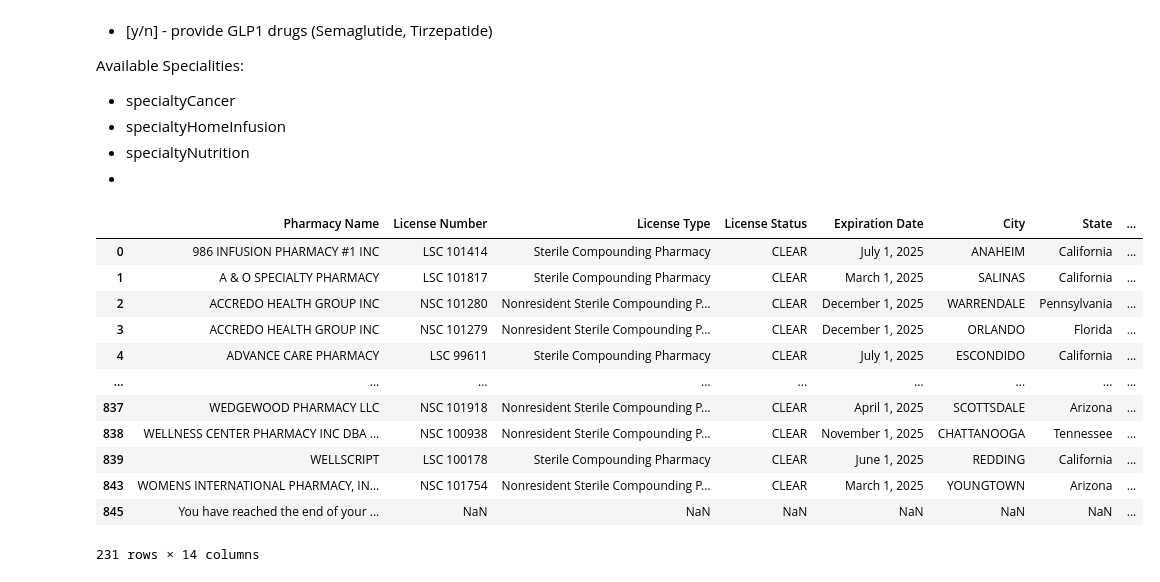
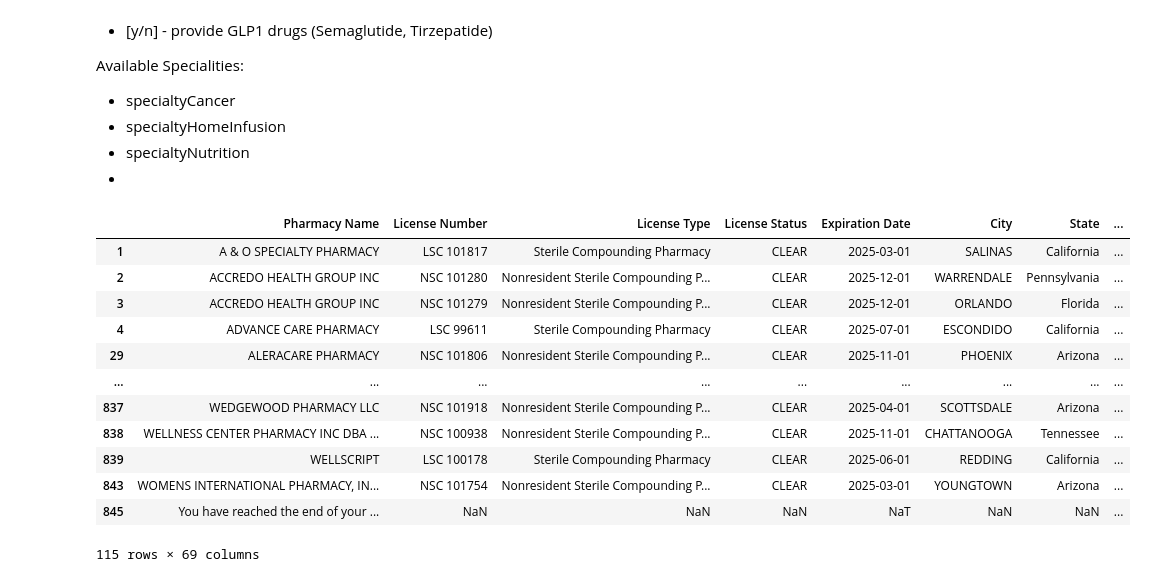
Before and after one commit to brittanyvl/California-Pharmacy-License-Dashboard, a Jupyter notebook: pharmacy_enrichment.ipynb, the cells around one changed output. Drawn from its saved outputs; the diff is of its cells as text; code cells hidden in the pictures.

Commit message:
Completed categorizing pharmacies

```diff
--- a/pharmacy_enrichment.ipynb
+++ b/pharmacy_enrichment.ipynb
@@ -62,18 +149,32 @@ pharmacies['isHospital'] = pharmacies['Pharmacy Name'].str.contains(keywords_pat
 # %%
 # Review Pharmacies that are NOT a hospital currently
-non_hospital_pharmacies = pharmacies[pharmacies['isHospital'] == False]
-non_hospital_pharmacies
+available_pharmacies = pharmacies[(pharmacies['isHospital'] == False) & (pharmacies['isInfusionCenter'] == False) & (pharmacies['isGovernment'] == False )]
+
+
+# Loop through the specialty_dict to create new columns in available_pharmacies
+for specialty, pharmacies in specialty_dict.items():
+    # Create a new column with camel case naming like isHRT, isSexualHealth, etc.
+    column_name = f'is{specialty.replace(" ", "")}'  # Removes spaces and adds 'is' at the beginning
+    available_pharmacies[column_name] = available_pharmacies['Pharmacy Name'].isin(pharmacies)
+
+# Loop through the conditions_dictionary to create new columns in available_pharmacies
+for condition, pharmacies in conditions_dictionary.items():
+    # Create a new column with "services" as the prefix and camel case naming
+    column_name = f'services{condition.replace(" ", "").replace("/", "")}'  # Removes spaces and slashes and adds 'services' at the beginning
+    available_pharmacies[column_name] = available_pharmacies['Pharmacy Name'].isin(pharmacies)
+
+available_pharmacies
 # %% [output]
 |  | Pharmacy Name | License Number | License Type | License Status | Expiration Date | City | State | ... |
-| 0 | 986 INFUSION PHARMACY #1 INC | LSC 101414 | Sterile Compounding Pharmacy | CLEAR | July 1, 2025 | ANAHEIM | California | ... |
-| 1 | A & O SPECIALTY PHARMACY | LSC 101817 | Sterile Compounding Pharmacy | CLEAR | March 1, 2025 | SALINAS | California | ... |
-| 2 | ACCREDO HEALTH GROUP INC | NSC 101280 | Nonresident Sterile Compounding P... | CLEAR | December 1, 2025 | WARRENDALE | Pennsylvania | ... |
-| 3 | ACCREDO HEALTH GROUP INC | NSC 101279 | Nonresident Sterile Compounding P... | CLEAR | December 1, 2025 | ORLANDO | Florida | ... |
-| 4 | ADVANCE CARE PHARMACY | LSC 99611 | Sterile Compounding Pharmacy | CLEAR | July 1, 2025 | ESCONDIDO | California | ... |
+| 1 | A & O SPECIALTY PHARMACY | LSC 101817 | Sterile Compounding Pharmacy | CLEAR | 2025-03-01 | SALINAS | California | ... |
+| 2 | ACCREDO HEALTH GROUP INC | NSC 101280 | Nonresident Sterile Compounding P... | CLEAR | 2025-12-01 | WARRENDALE | Pennsylvania | ... |
+| 3 | ACCREDO HEALTH GROUP INC | NSC 101279 | Nonresident Sterile Compounding P... | CLEAR | 2025-12-01 | ORLANDO | Florida | ... |
+| 4 | ADVANCE CARE PHARMACY | LSC 99611 | Sterile Compounding Pharmacy | CLEAR | 2025-07-01 | ESCONDIDO | California | ... |
+| 29 | ALERACARE PHARMACY | NSC 101806 | Nonresident Sterile Compounding P... | CLEAR | 2025-11-01 | PHOENIX | Arizona | ... |
 | ... | ... | ... | ... | ... | ... | ... | ... | ... |
-| 837 | WEDGEWOOD PHARMACY LLC | NSC 101918 | Nonresident Sterile Compounding P... | CLEAR | April 1, 2025 | SCOTTSDALE | Arizona | ... |
-| 838 | WELLNESS CENTER PHARMACY INC DBA ... | NSC 100938 | Nonresident Sterile Compounding P... | CLEAR | November 1, 2025 | CHATTANOOGA | Tennessee | ... |
-| 839 | WELLSCRIPT | LSC 100178 | Sterile Compounding Pharmacy | CLEAR | June 1, 2025 | REDDING | California | ... |
-| 843 | WOMENS INTERNATIONAL PHARMACY, IN... | NSC 101754 | Nonresident Sterile Compounding P... | CLEAR | March 1, 2025 | YOUNGTOWN | Arizona | ... |
-| 845 | You have reached the end of your ... | NaN | NaN | NaN | NaN | NaN | NaN | ... |
+| 837 | WEDGEWOOD PHARMACY LLC | NSC 101918 | Nonresident Sterile Compounding P... | CLEAR | 2025-04-01 | SCOTTSDALE | Arizona | ... |
+| 838 | WELLNESS CENTER PHARMACY INC DBA ... | NSC 100938 | Nonresident Sterile Compounding P... | CLEAR | 2025-11-01 | CHATTANOOGA | Tennessee | ... |
+| 839 | WELLSCRIPT | LSC 100178 | Sterile Compounding Pharmacy | CLEAR | 2025-06-01 | REDDING | California | ... |
+| 843 | WOMENS INTERNATIONAL PHARMACY, IN... | NSC 101754 | Nonresident Sterile Compounding P... | CLEAR | 2025-03-01 | YOUNGTOWN | Arizona | ... |
+| 845 | You have reached the end of your ... | NaN | NaN | NaN | NaT | NaN | NaN | ... |
-231 rows × 14 columns
+115 rows × 69 columns
```
Also changed, not shown: parts of 2 cells of this notebook.
